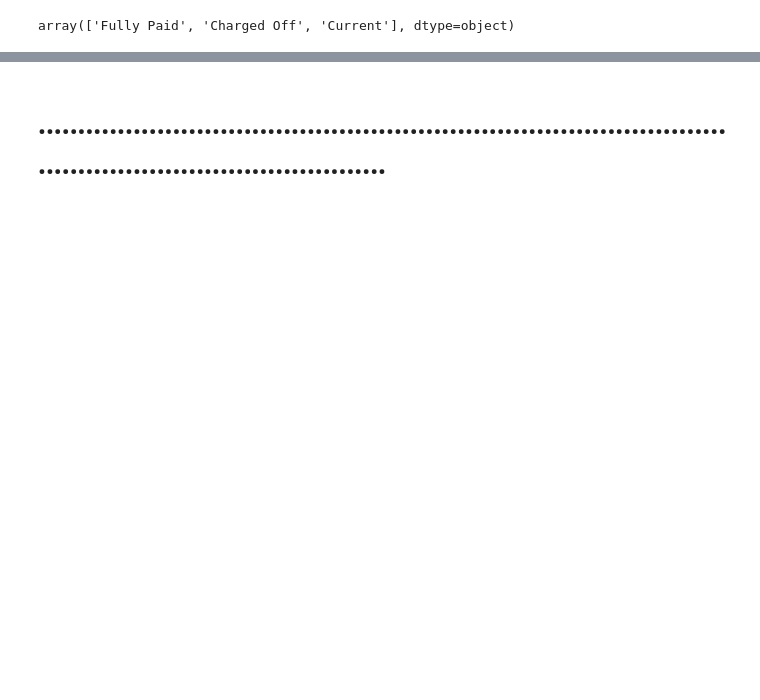
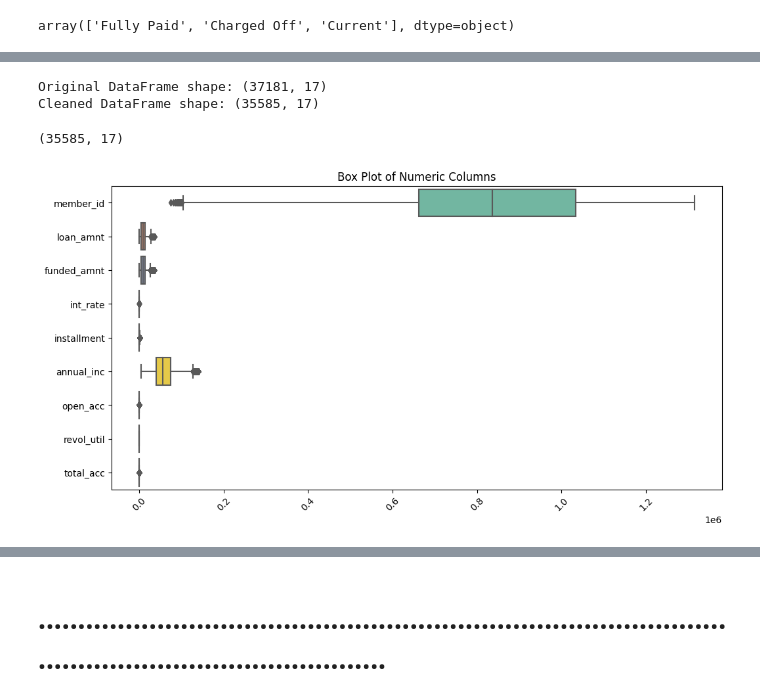
Before and after one commit to shguptamts/LendingClubCaseStudy-1, a Jupyter notebook: Credit_Risk_Analytics.ipynb, the cells around one changed output, grey strips where cells are left out. Cells and saved outputs as stored; diff of their text form; code cells hidden in the pictures; blank space fills up the shorter version.

```diff
--- a/Credit_Risk_Analytics.ipynb
+++ b/Credit_Risk_Analytics.ipynb
@@ -263,0 +573,44 @@ df.shape
+# %%
+# Calculate the IQR for annual_inc
+Q1 = df['annual_inc'].quantile(0.25)
+Q3 = df['annual_inc'].quantile(0.75)
+IQR = Q3 - Q1
+
+# Define the threshold
+threshold = 1.5 * IQR
+
+# Identify outliers
+outliers = df[(df['annual_inc'] < Q1 - threshold) | (df['annual_inc'] > Q3 + threshold)]
+
+# Remove outliers
+df_clean = df[~df.index.isin(outliers.index)]
+
+# Check the shape of the cleaned DataFrame
+print("Original DataFrame shape:", df.shape)
+print("Cleaned DataFrame shape:", df_clean.shape)
+# %% [output]
+Original DataFrame shape: (37181, 17)
+Cleaned DataFrame shape: (35585, 17)
+# %%
+df = df_clean.copy()
+# %%
+df.shape
+# %% [output]
+(35585, 17)
+# %%
+import matplotlib.pyplot as plt
+import seaborn as sns
+
+# Select numeric columns from the DataFrame
+numeric_columns = df.select_dtypes(include=['int64', 'float64'])
+
+# Create subplots for each numeric column
+plt.figure(figsize=(12, 6))
+plt.xticks(rotation=45)  # Rotate x-axis labels for better readability
+sns.boxplot(data=numeric_columns, orient="h", palette="Set2")
+plt.title("Box Plot of Numeric Columns")
+
+# Show the plot
+plt.show()
+# %% [output]
+[figure, added]
```
Also changed, not shown: parts of 123 cells of this notebook.
